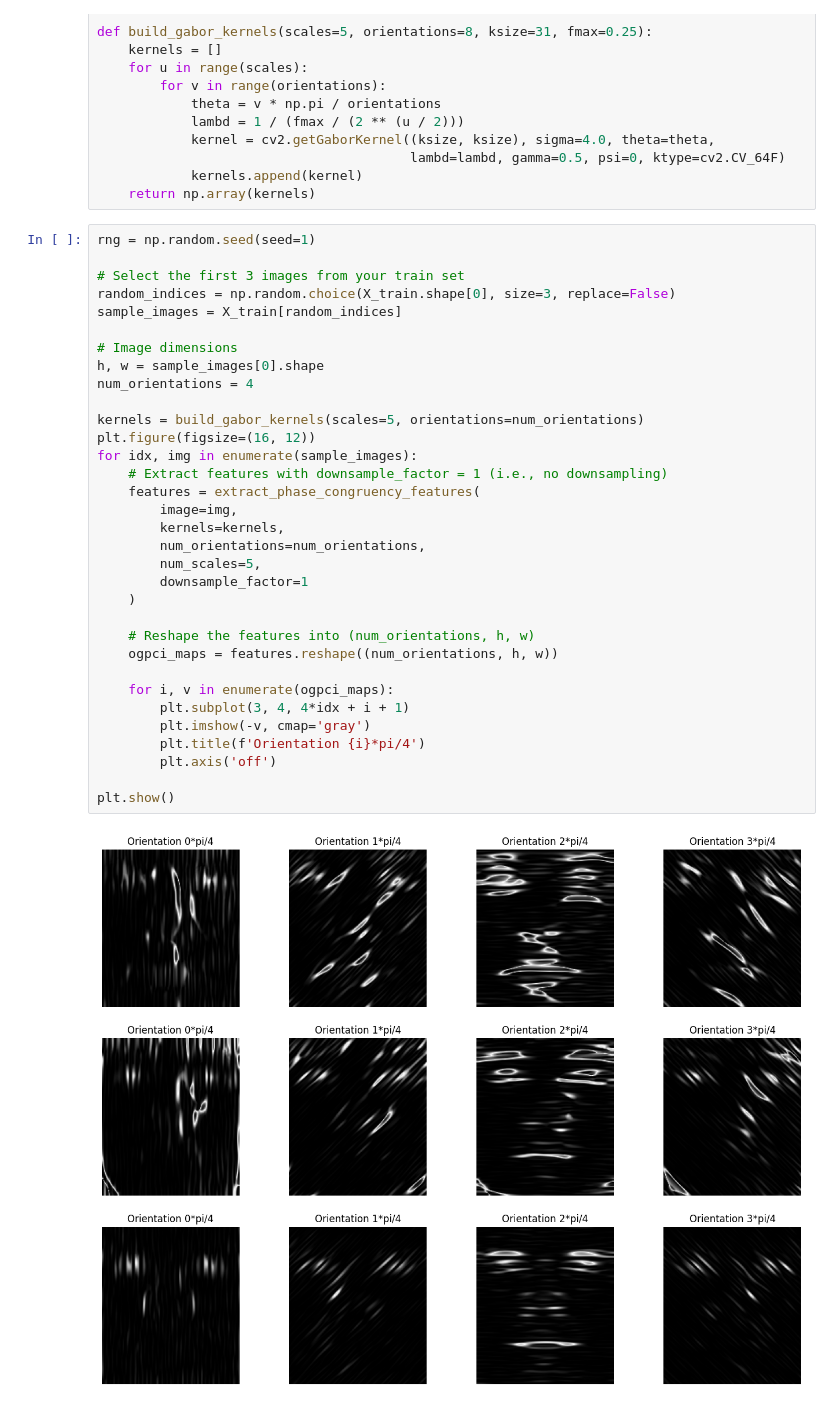
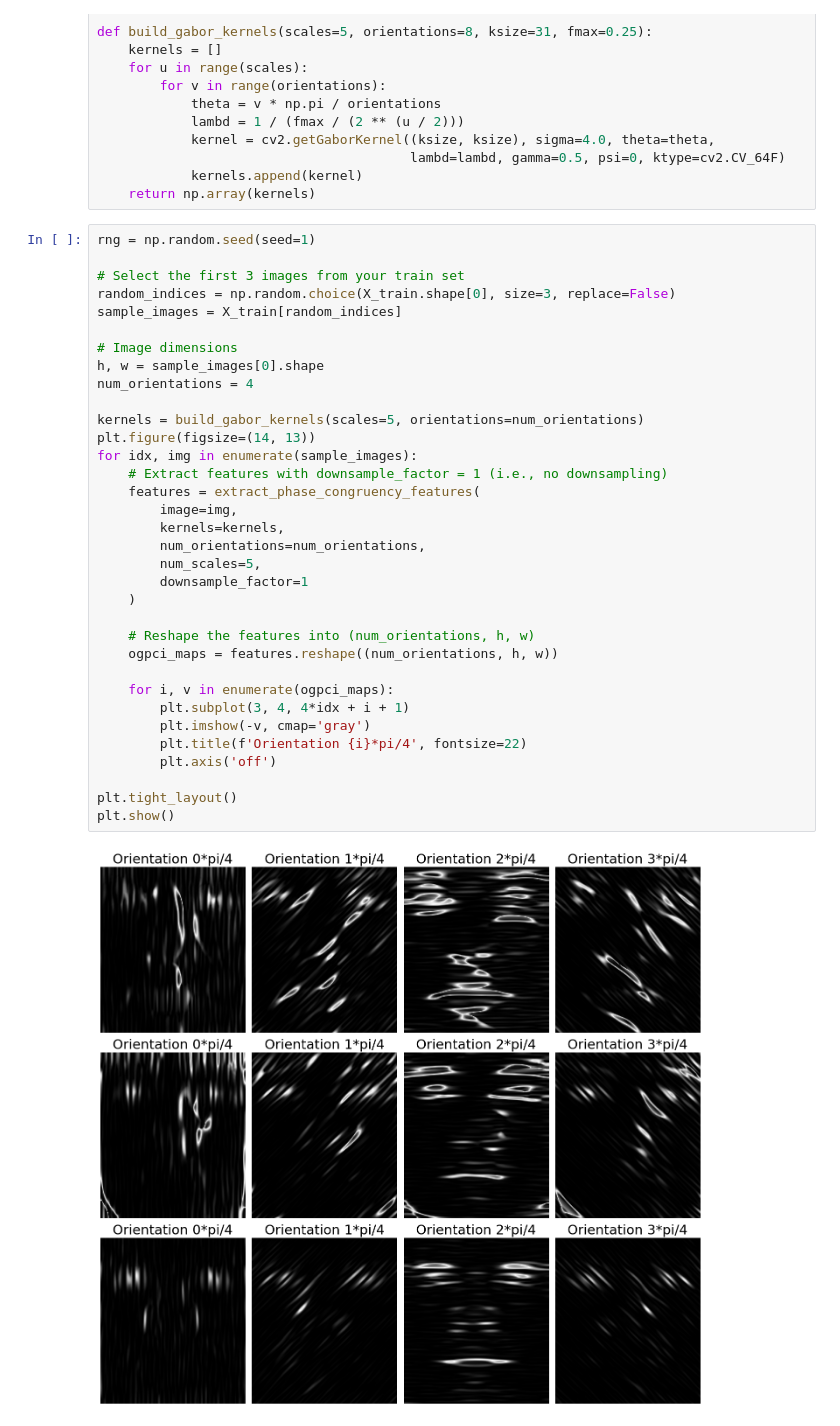
Before and after one commit to Igzi/Eigenfaces, a Jupyter notebook: Plot_OGCPI_features.ipynb, the cells around one changed output. Cells and saved outputs as stored; diff of their text form.

Commit message:
Reshape images

```diff
--- a/Plot_OGCPI_features.ipynb
+++ b/Plot_OGCPI_features.ipynb
@@ -118,33 +118,34 @@ rng = np.random.seed(seed=1)
 
 # Select the first 3 images from your train set
 random_indices = np.random.choice(X_train.shape[0], size=3, replace=False)
 sample_images = X_train[random_indices]
 
 # Image dimensions
 h, w = sample_images[0].shape
 num_orientations = 4
 
 kernels = build_gabor_kernels(scales=5, orientations=num_orientations)
-plt.figure(figsize=(16, 12))
+plt.figure(figsize=(14, 13))
 for idx, img in enumerate(sample_images):
     # Extract features with downsample_factor = 1 (i.e., no downsampling)
     features = extract_phase_congruency_features(
         image=img,
         kernels=kernels,
         num_orientations=num_orientations,
         num_scales=5,
         downsample_factor=1
     )
 
     # Reshape the features into (num_orientations, h, w)
     ogpci_maps = features.reshape((num_orientations, h, w))
 
     for i, v in enumerate(ogpci_maps):
         plt.subplot(3, 4, 4*idx + i + 1)
         plt.imshow(-v, cmap='gray')
-        plt.title(f'Orientation {i}*pi/4')
+        plt.title(f'Orientation {i}*pi/4', fontsize=22)
         plt.axis('off')
 
+plt.tight_layout()
 plt.show()
 # %% [output]
-[figure, old version]
+[figure, new version]
```
